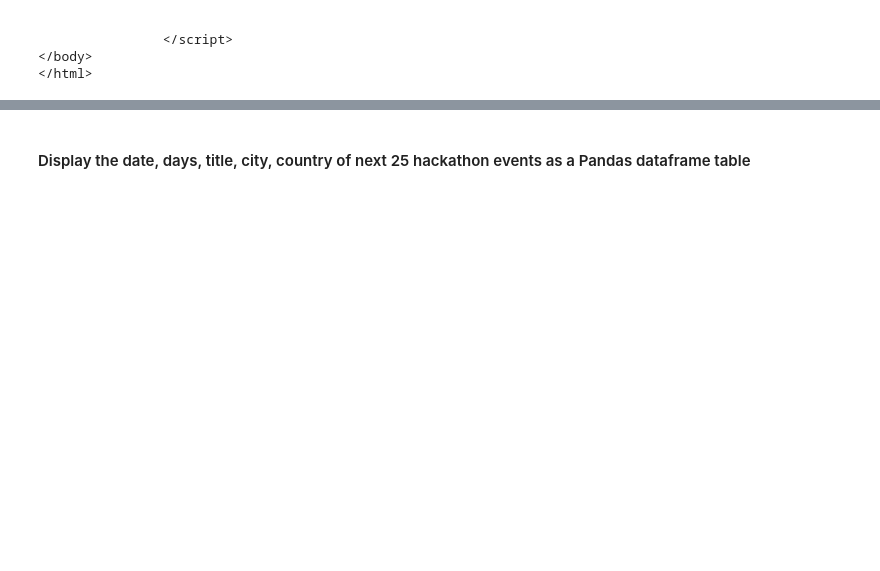
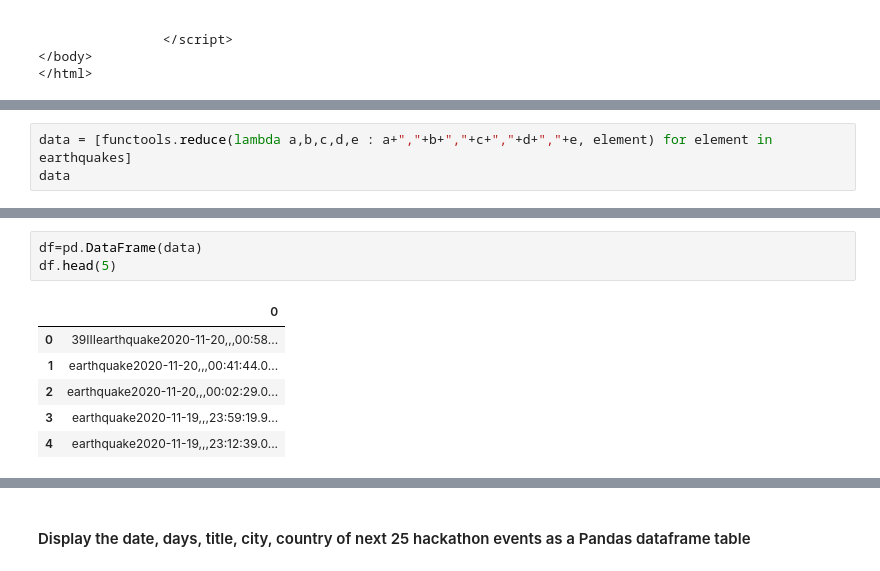
Before and after one commit to ta-data-mexpt/lab-web-scrapping, a Jupyter notebook: your-code/main.ipynb, the cells around one changed output, grey strips where cells are left out. Cells and saved outputs as stored; diff of their text form; blank space fills up the shorter version.

```diff
--- a/your-code/main.ipynb
+++ b/your-code/main.ipynb
@@ -510,0 +503,3 @@ ValueError: 5 columns passed, passed data had 1 columns
+# %%
+data = [functools.reduce(lambda a,b,c,d,e : a+","+b+","+c+","+d+","+e, element) for element in earthquakes]
+data
@@ -510,0 +524,10 @@ ValueError: 5 columns passed, passed data had 1 columns
+# %%
+df=pd.DataFrame(data)
+df.head(5)
+# %% [output]
+|  | 0 |
+| 0 | 39IIIearthquake2020-11-20,,,00:58... |
+| 1 | earthquake2020-11-20,,,00:41:44.0... |
+| 2 | earthquake2020-11-20,,,00:02:29.0... |
+| 3 | earthquake2020-11-19,,,23:59:19.9... |
+| 4 | earthquake2020-11-19,,,23:12:39.0... |
```
Also changed, not shown: parts of 27 cells of this notebook.
